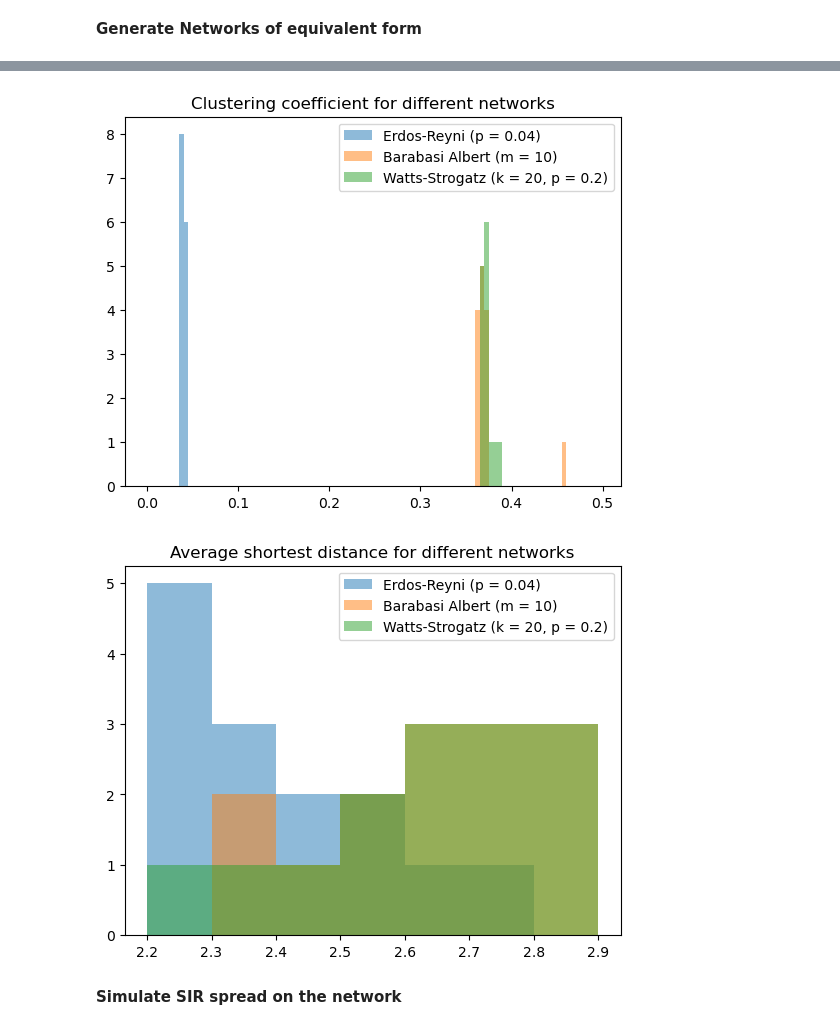
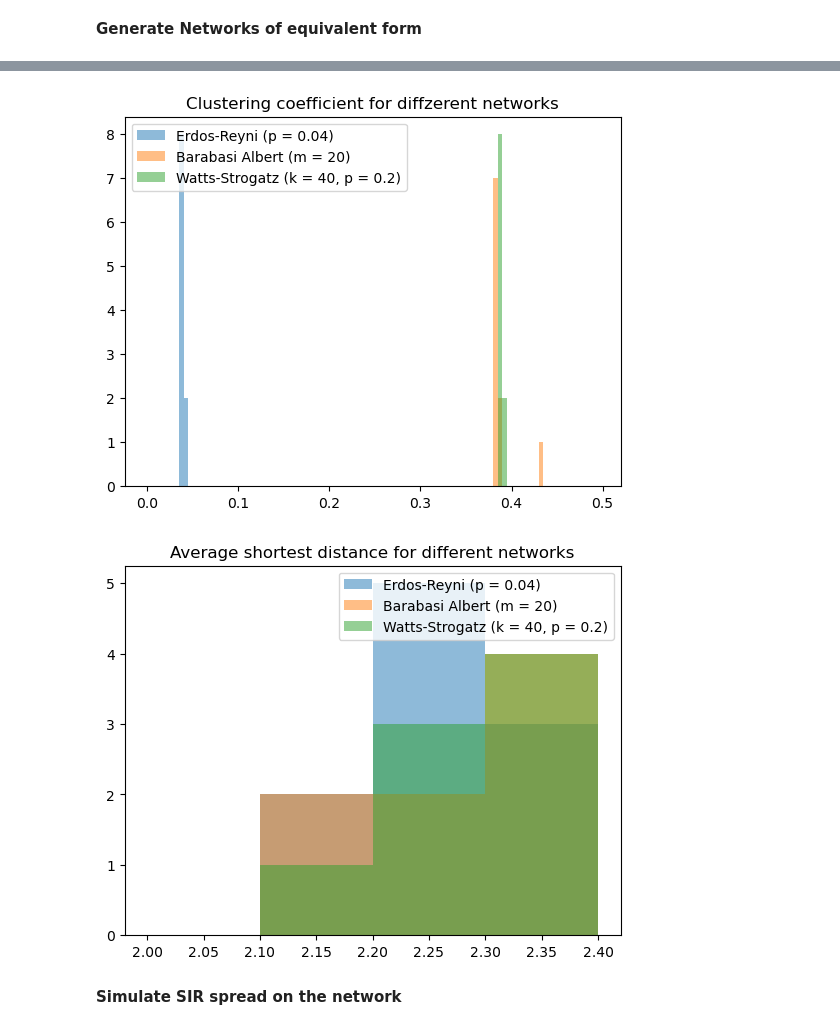
Before and after one commit to guoda23/ICLS_Assignment2, a Jupyter notebook: Networks.ipynb, the cells around one changed output, grey strips where cells are left out. Cells and saved outputs as stored; diff of their text form; code cells hidden in the pictures.

Commit message:
added some plots, corrected some errors

```diff
--- a/Networks.ipynb
+++ b/Networks.ipynb
@@ -254,11 +254,11 @@ for prob in prob_variations:
 # %%
 #Finding networks of equivalent form: We control for N and number of edges
 
-N = 500
+N = 1000
 #adjust network parameters
 p_ER = 0.04
-m_BA = 10
-k_WS = 20
+m_BA = 20
+k_WS = 40
 p_WS = 0.2
 plt.figure(figsize=(10, 6))
 
@@ -290,11 +290,11 @@ print(list_avg(WS_edge_num))
 # %%
 #Plotting Network statistics against N
 
-N_variations = range(200, 900, 50)
+N_variations = range(500, 1000, 50)
 #adjust network parameters
 p_ER = 0.04
-m_BA = 10
-k_WS = 20
+m_BA = 20
+k_WS = 40
 p_WS = 0.2
 
 ER_clust_coef = []
@@ -368,23 +368,23 @@ plt.show()
 # %%
 #Create histograms for above plots (network statistics)
 bins_clust_coef = [x/1000 for x in range(0, 500, 5)]
 plt.hist(ER_clust_coef, bins = bins_clust_coef, alpha=0.5, label = f'Erdos-Reyni (p = {p_ER})')
 plt.hist(BA_clust_coef, bins = bins_clust_coef, alpha=0.5, label = f'Barabasi Albert (m = {m_BA})')
 plt.hist(WS_clust_coef, bins = bins_clust_coef, alpha=0.5, label = f'Watts-Strogatz (k = {k_WS}, p = {p_WS})')
-plt.title('Clustering coefficient for different networks')
+plt.title('Clustering coefficient for diffzerent networks')
 plt.legend()
 plt.show()
 
-bins_avg_shortest_path = [x/100 for x in range(220, 300, 10)]
+bins_avg_shortest_path = [x/100 for x in range(200, 250, 10)]
 plt.hist(ER_avg_shortest_path, bins = bins_avg_shortest_path, alpha=0.5, label = f'Erdos-Reyni (p = {p_ER})')
 plt.hist(BA_avg_shortest_path, bins = bins_avg_shortest_path, alpha=0.5, label = f'Barabasi Albert (m = {m_BA})')
 plt.hist(WS_avg_shortest_path, bins = bins_avg_shortest_path, alpha=0.5, label = f'Watts-Strogatz (k = {k_WS}, p = {p_WS})')
 plt.title('Average shortest distance for different networks')
 plt.legend()
 plt.show()
 # %% [output]
-[figure, old version]
+[figure, new version]
-[figure, old version]
+[figure, new version]
 # %% [markdown]
 **Simulate SIR spread on the network**
 # %%
```
Also changed, not shown: parts of 11 cells of this notebook, 11 other files.
